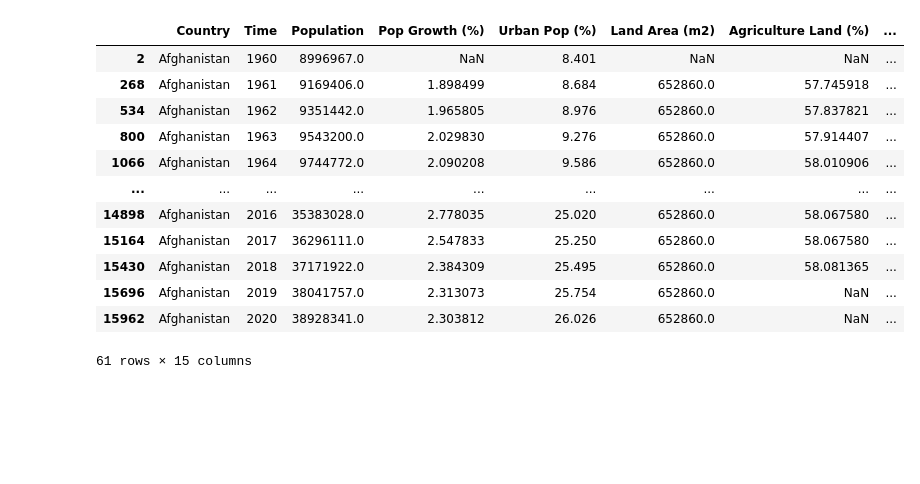
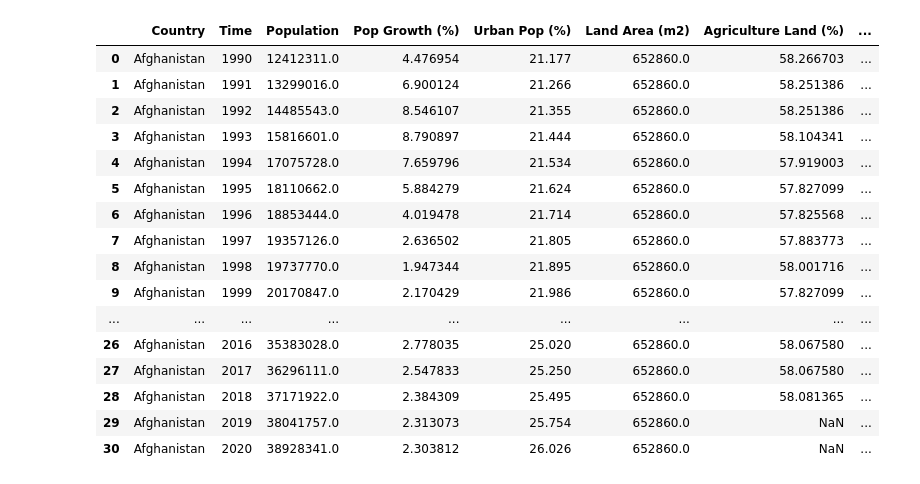
Before and after one commit to mohannashahrad/Borealis_AI_Plant_Tree_Project, a Jupyter notebook: Final_Data/final_preprocessing_script.ipynb, the cells around one changed output. Cells and saved outputs as stored; diff of their text form; code cells hidden in the pictures; blank space fills up the shorter version.

Commit message:
sorted by country

```diff
--- a/Final_Data/final_preprocessing_script.ipynb
+++ b/Final_Data/final_preprocessing_script.ipynb
@@ -23,7 +23,7 @@ def clean_and_melt_df(df,value):
   df.rename({'Country Name':'Country'}, axis=1, inplace=True)
   df = pd.melt(df, id_vars='Country', var_name='Time', value_name=value)
   df['Time'] = df['Time'].astype(int)
-  df = df[df.Time >= 1960]
+  df = df[df.Time >= 1990]
   df = df[df.Time <= 2020]
   return df
 
@@ -176,22 +176,27 @@ for df in all_dfs:
 # %%
 rest_indexes = list(map(get_index, all_dfs))
 first_index = rest_indexes.pop(0)
 
 merged_df = first_index.join(rest_indexes, how='outer')
+merged_df = merged_df.sort_values(by=["Country", "Time"])
 merged_df.reset_index(inplace=True)
 display(merged_df[merged_df['Country'] == "Afghanistan"])
 merged_df.to_csv("final_data.csv")
 # %% [output]
 |  | Country | Time | Population | Pop Growth (%) | Urban Pop (%) | Land Area (m2) | Agriculture Land (%) | ... |
-| 2 | Afghanistan | 1960 | 8996967.0 | NaN | 8.401 | NaN | NaN | ... |
-| 268 | Afghanistan | 1961 | 9169406.0 | 1.898499 | 8.684 | 652860.0 | 57.745918 | ... |
-| 534 | Afghanistan | 1962 | 9351442.0 | 1.965805 | 8.976 | 652860.0 | 57.837821 | ... |
-| 800 | Afghanistan | 1963 | 9543200.0 | 2.029830 | 9.276 | 652860.0 | 57.914407 | ... |
-| 1066 | Afghanistan | 1964 | 9744772.0 | 2.090208 | 9.586 | 652860.0 | 58.010906 | ... |
+| 0 | Afghanistan | 1990 | 12412311.0 | 4.476954 | 21.177 | 652860.0 | 58.266703 | ... |
+| 1 | Afghanistan | 1991 | 13299016.0 | 6.900124 | 21.266 | 652860.0 | 58.251386 | ... |
+| 2 | Afghanistan | 1992 | 14485543.0 | 8.546107 | 21.355 | 652860.0 | 58.251386 | ... |
+| 3 | Afghanistan | 1993 | 15816601.0 | 8.790897 | 21.444 | 652860.0 | 58.104341 | ... |
+| 4 | Afghanistan | 1994 | 17075728.0 | 7.659796 | 21.534 | 652860.0 | 57.919003 | ... |
+| 5 | Afghanistan | 1995 | 18110662.0 | 5.884279 | 21.624 | 652860.0 | 57.827099 | ... |
+| 6 | Afghanistan | 1996 | 18853444.0 | 4.019478 | 21.714 | 652860.0 | 57.825568 | ... |
+| 7 | Afghanistan | 1997 | 19357126.0 | 2.636502 | 21.805 | 652860.0 | 57.883773 | ... |
+| 8 | Afghanistan | 1998 | 19737770.0 | 1.947344 | 21.895 | 652860.0 | 58.001716 | ... |
+| 9 | Afghanistan | 1999 | 20170847.0 | 2.170429 | 21.986 | 652860.0 | 57.827099 | ... |
 | ... | ... | ... | ... | ... | ... | ... | ... | ... |
-| 14898 | Afghanistan | 2016 | 35383028.0 | 2.778035 | 25.020 | 652860.0 | 58.067580 | ... |
-| 15164 | Afghanistan | 2017 | 36296111.0 | 2.547833 | 25.250 | 652860.0 | 58.067580 | ... |
-| 15430 | Afghanistan | 2018 | 37171922.0 | 2.384309 | 25.495 | 652860.0 | 58.081365 | ... |
-| 15696 | Afghanistan | 2019 | 38041757.0 | 2.313073 | 25.754 | 652860.0 | NaN | ... |
-| 15962 | Afghanistan | 2020 | 38928341.0 | 2.303812 | 26.026 | 652860.0 | NaN | ... |
+| 26 | Afghanistan | 2016 | 35383028.0 | 2.778035 | 25.020 | 652860.0 | 58.067580 | ... |
+| 27 | Afghanistan | 2017 | 36296111.0 | 2.547833 | 25.250 | 652860.0 | 58.067580 | ... |
+| 28 | Afghanistan | 2018 | 37171922.0 | 2.384309 | 25.495 | 652860.0 | 58.081365 | ... |
+| 29 | Afghanistan | 2019 | 38041757.0 | 2.313073 | 25.754 | 652860.0 | NaN | ... |
+| 30 | Afghanistan | 2020 | 38928341.0 | 2.303812 | 26.026 | 652860.0 | NaN | ... |
-61 rows × 15 columns
```
Also changed, not shown: parts of 1 cell of this notebook.
